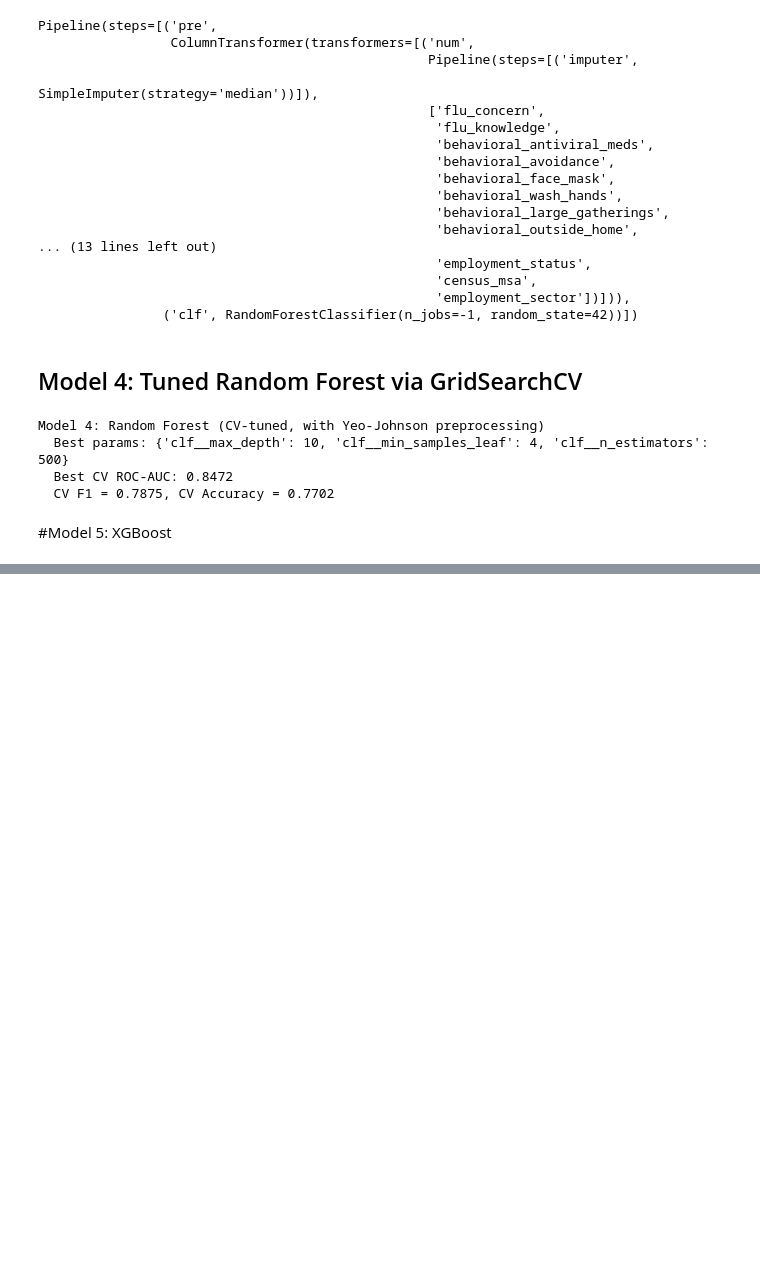
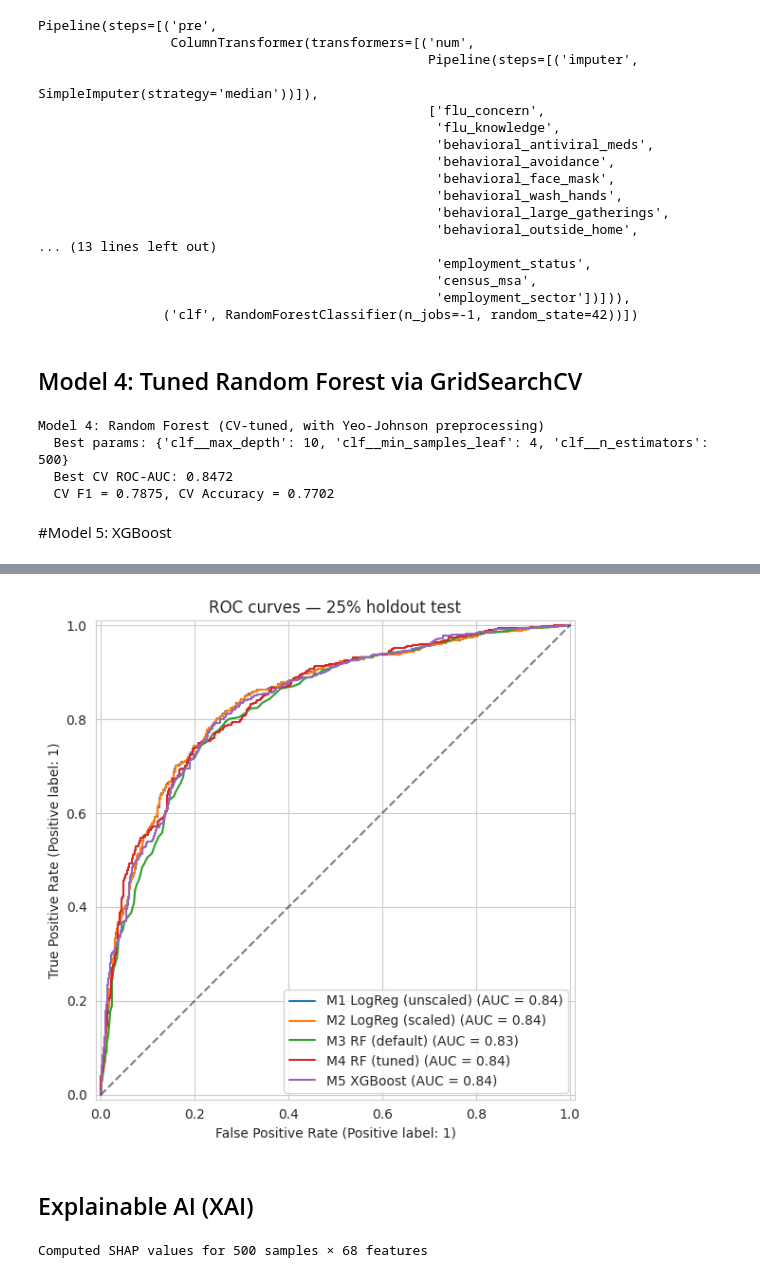
Before and after one commit to DATA-SCIENCE-HACKATHON-Group-12-32/data-science-challenge-group-A, a Jupyter notebook: dsc_main_group_A.ipynb, the cells around one changed output, grey strips where cells are left out. Cells and saved outputs as stored; diff of their text form; code cells hidden in the pictures; blank space fills up the shorter version.

```diff
--- a/dsc_main_group_A.ipynb
+++ b/dsc_main_group_A.ipynb
@@ -415,0 +507,39 @@ m5.fit(X_full, y_full)
+# %%
+# ROC curves all on one axis
+fig, ax = plt.subplots(figsize=(7, 6))
+for name, mdl in models_holdout.items():
+    RocCurveDisplay.from_estimator(mdl, Xho_h, yho_h, ax=ax, name=name)
+ax.plot([0, 1], [0, 1], 'k--', alpha=0.5)
+ax.set_title('ROC curves — 25% holdout test')
+plt.tight_layout(); plt.show()
+# %% [output]
+[figure, added]
+# %% [markdown]
+## Explainable AI (XAI)
+# %%
+# XGBoost pipeline for XAI
+xgb_pipeline = m5
+preprocessor = xgb_pipeline.named_steps['pre']
+xgb_model    = xgb_pipeline.named_steps['clf']
+
+# Feature Names for preprocessing
+feat_names = preprocessor.get_feature_names_out()
+
+# Clean names: XGBoost/SHAP reject '<', '>', '[', ']'
+def clean(n):
+    return (n.replace('<', 'lt').replace('>', 'gt')
+             .replace('[', '(').replace(']', ')')
+             .replace(',', '_'))
+feat_names_clean = [clean(n) for n in feat_names]
+xgb_model.get_booster().feature_names = feat_names_clean
+
+# Sample for SHAP
+X_processed = preprocessor.transform(X_full)
+X_proc_df = pd.DataFrame(X_processed, columns=feat_names_clean)
+X_sample = X_proc_df.sample(500, random_state=RANDOM_STATE)
+
+explainer = shap.TreeExplainer(xgb_model)
+shap_values = explainer.shap_values(X_sample)
+print(f"Computed SHAP values for {X_sample.shape[0]} samples × {X_sample.shape[1]} features")
+# %% [output]
+Computed SHAP values for 500 samples × 68 features
```
Also changed, not shown: parts of 13 cells of this notebook.
